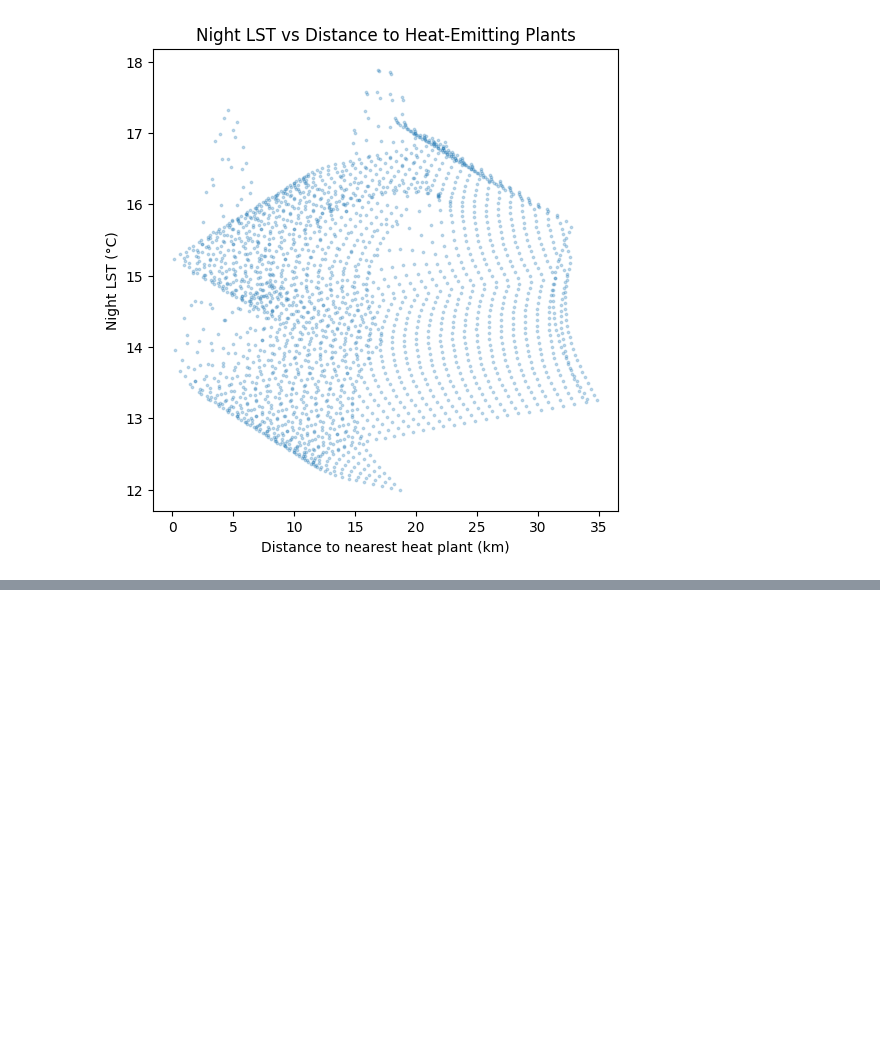
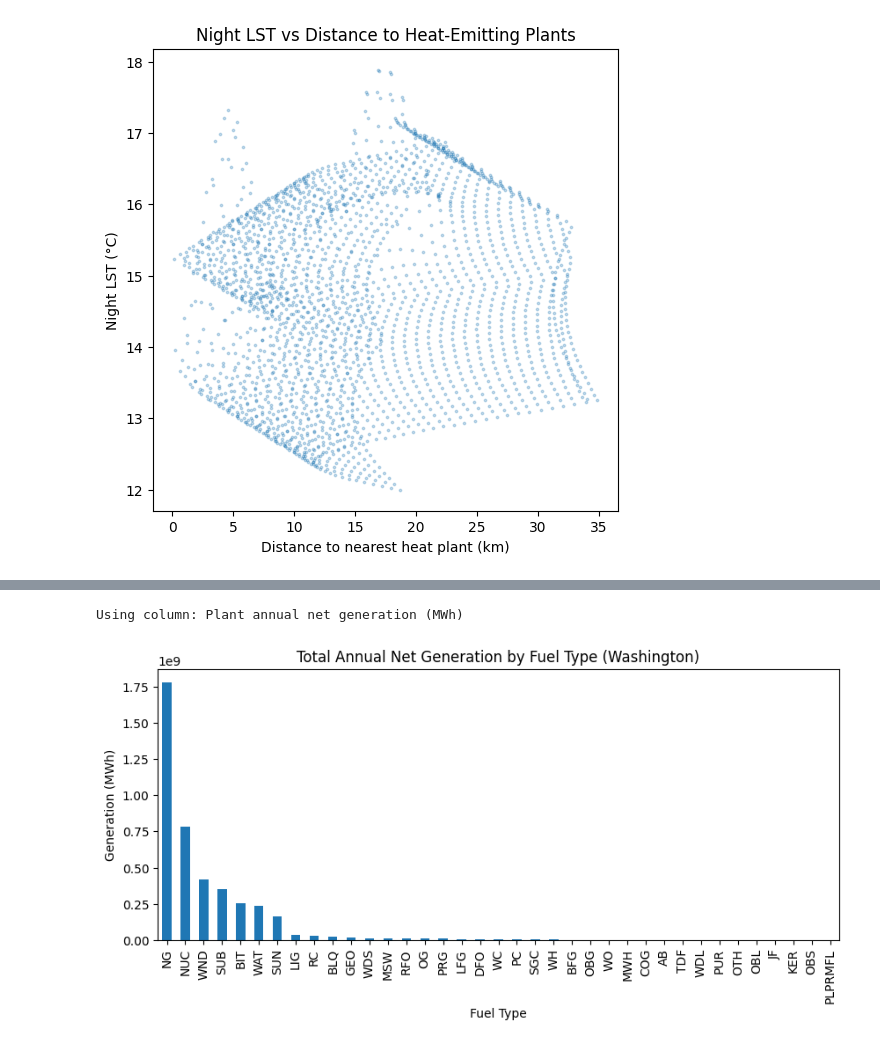
Before and after one commit to Letrus/Seattle-Urban-Heat-Island-Project, a Jupyter notebook: SimpleEDA.ipynb, the cells around one changed output, grey strips where cells are left out. Drawn from its saved outputs; the diff is of its cells as text; code cells hidden in the pictures; blank space fills up the shorter version.

```diff
--- a/SimpleEDA.ipynb
+++ b/SimpleEDA.ipynb
@@ -411,0 +404,15 @@ plt.show()
+# %%
+rank_cols = ["Plant name", "Plant primary fuel"]
+for c in [gen_col, co2_col, nox_col, so2_col]:
+    if c and c not in rank_cols:
+        rank_cols.append(c)
+
+rank_df = heat_plants[rank_cols].copy()
+if gen_col:
+    rank_df = rank_df.sort_values(gen_col, ascending=False)
+
+display(rank_df.head(15))
+
+# Save for later, if you want
+rank_df.to_csv("/content/seattle_heat_plants_ranked.csv", index=False)
+print("Saved: /content/seattle_heat_plants_ranked.csv")
@@ -411,0 +440,24 @@ plt.show()
+# %%
+# 1) Identify the generation column
+gen_col = [c for c in plants_df.columns if "annual net generation" in c.lower()][0]
+print("Using column:", gen_col)
+
+# 2) Convert to numeric (force errors to NaN)
+plants_df[gen_col] = pd.to_numeric(plants_df[gen_col], errors="coerce")
+
+# 3) Group and plot
+fuel_gen = (
+    plants_df.groupby("Plant primary fuel")[gen_col]
+    .sum(min_count=1)   # ensures no all-NaN issues
+    .sort_values(ascending=False)
+)
+
+plt.figure(figsize=(10,4))
+fuel_gen.plot(kind='bar')
+plt.title("Total Annual Net Generation by Fuel Type (Washington)")
+plt.ylabel("Generation (MWh)")
+plt.xlabel("Fuel Type")
+plt.show()
+# %% [output]
+Using column: Plant annual net generation (MWh)
+[figure, added]
```
Also changed, not shown: parts of 11 cells of this notebook.
